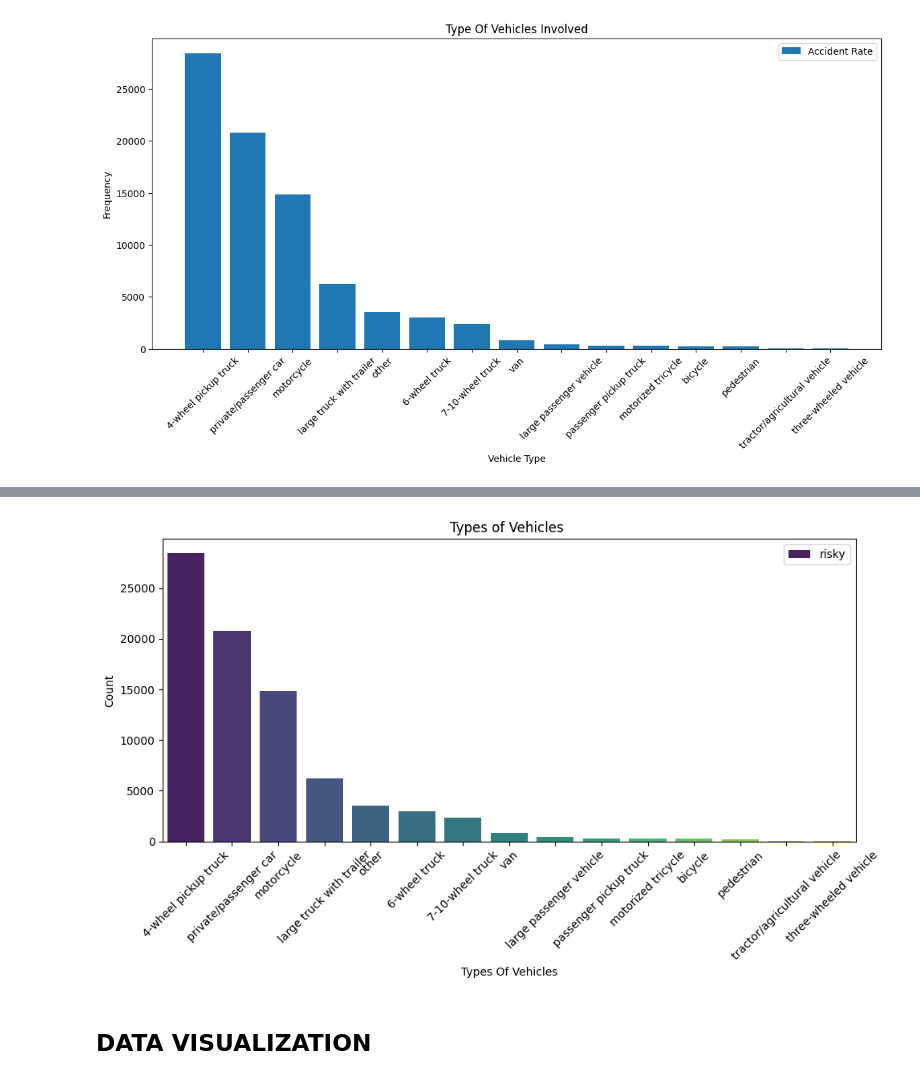
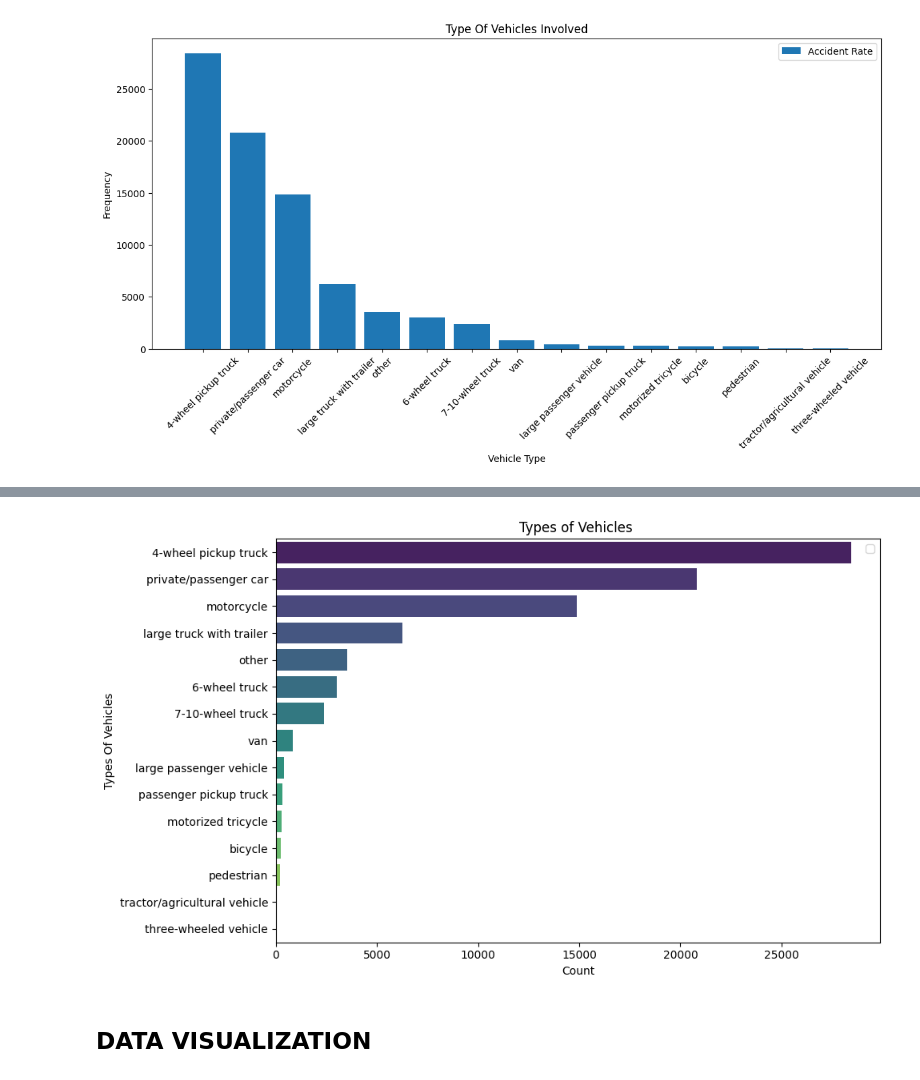
Before and after one commit to LegendSeyi/Thai_Road_Accident_Data_Analysis, a Jupyter notebook: Thai_Road_Accident_data_analysis.ipynb, the cells around one changed output, grey strips where cells are left out. Drawn from its saved outputs; the diff is of its cells as text; code cells hidden in the pictures.

```diff
--- a/Thai_Road_Accident_data_analysis.ipynb
+++ b/Thai_Road_Accident_data_analysis.ipynb
@@ -1278,11 +1278,11 @@ value_counts = data['vehicle_type'].value_counts()
 
 
 plt.figure(figsize=(10,6 ))  # Adjust the figure size if needed
-sns.barplot(x=value_counts.index, y=value_counts.values, palette='viridis', label='risky')
-plt.xlabel('Types Of Vehicles')
-plt.ylabel('Count')
+sns.barplot(y=value_counts.index, x=value_counts.values, palette='viridis')
+plt.ylabel('Types Of Vehicles')
+plt.xlabel('Count')
 plt.title('Types of Vehicles ')
-plt.xticks(rotation=45)
+plt.xticks(rotation=0)
 plt.tight_layout()  # Ensures the labels are displayed properly
 plt.legend()
 plt.show()
@@ -1290,4 +1291,4 @@ plt.show()
-[figure, old version]
+[figure, new version]
 # %% [markdown]
 ## **DATA VISUALIZATION**
 # %%
```
Also changed, not shown: parts of 1 cell of this notebook.
